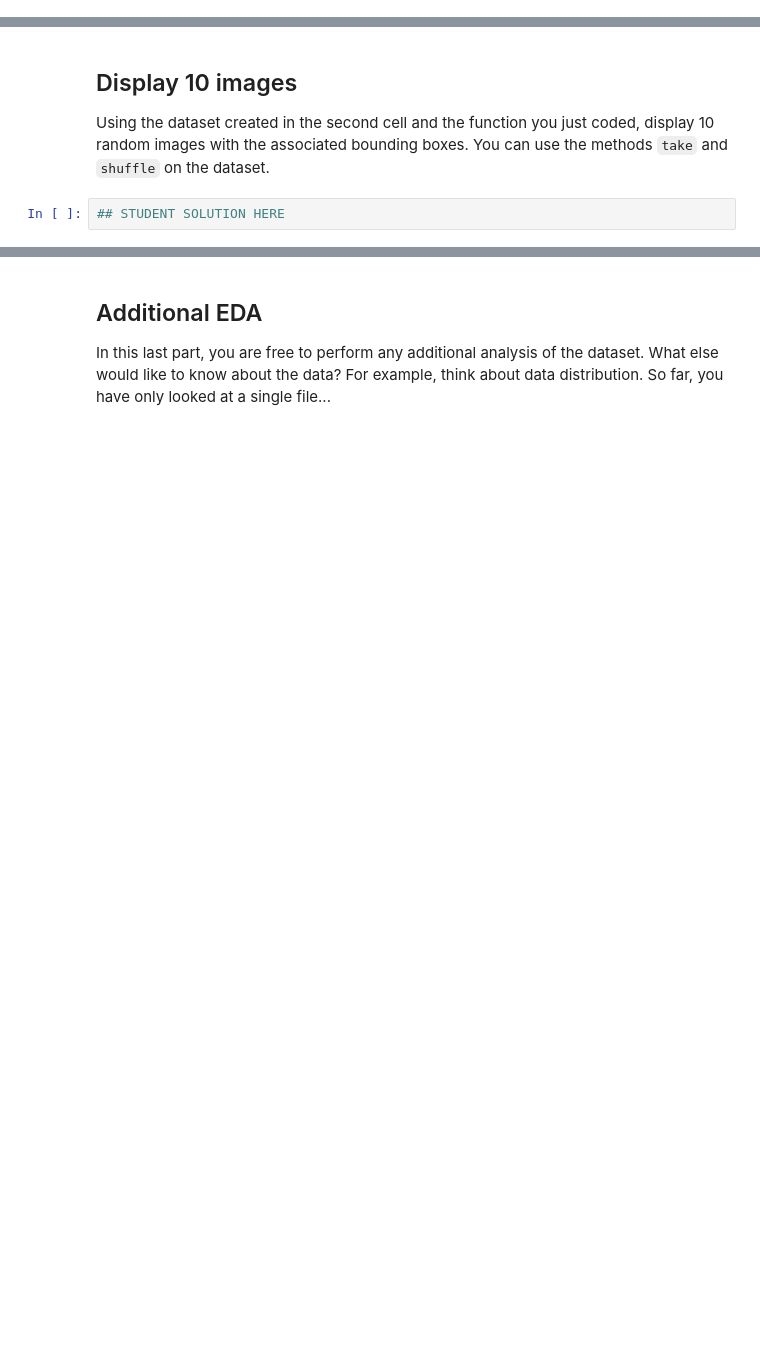
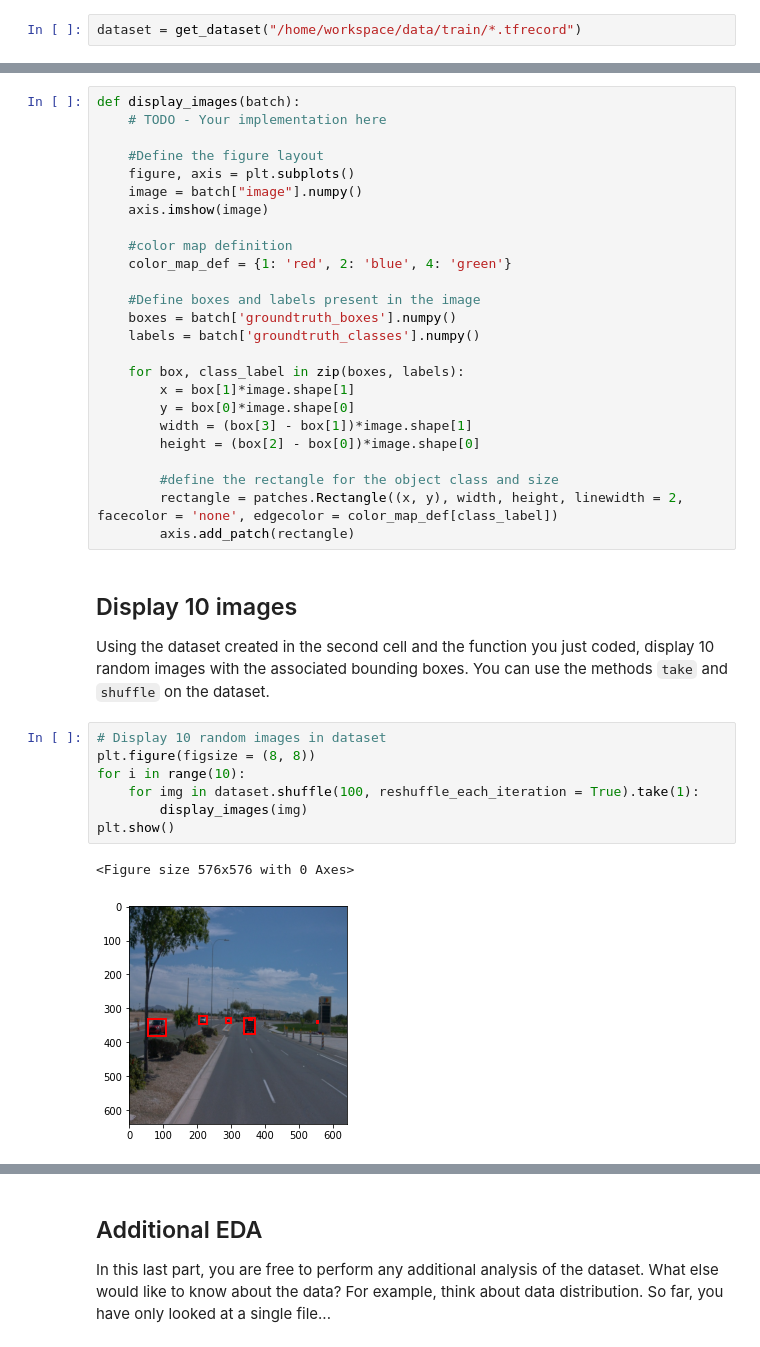
Before and after one commit to jayp55243/Udacity-C1-Object-Detection-in-an-Urban-Environment, a Jupyter notebook: Exploratory Data Analysis.ipynb, the cells around one changed output, grey strips where cells are left out. Cells and saved outputs as stored; diff of their text form; blank space fills up the shorter version.

```diff
--- a/Exploratory Data Analysis.ipynb
+++ b/Exploratory Data Analysis.ipynb
@@ -13,0 +15,2 @@ SyntaxError: EOL while scanning string literal (Temp/ipykernel_3288/1907406042.p
+# %%
+dataset = get_dataset("/home/workspace/data/train/*.tfrecord")
@@ -25,6 +31,39 @@ def display_instances(batch):
+# %%
+def display_images(batch):
+    # TODO - Your implementation here
+
+    #Define the figure layout
+    figure, axis = plt.subplots()
+    image = batch["image"].numpy()
+    axis.imshow(image)
+
+    #color map definition
+    color_map_def = {1: 'red', 2: 'blue', 4: 'green'}
+
+    #Define boxes and labels present in the image
+    boxes = batch['groundtruth_boxes'].numpy()
+    labels = batch['groundtruth_classes'].numpy()
+
+    for box, class_label in zip(boxes, labels):
+        x = box[1]*image.shape[1]
+        y = box[0]*image.shape[0]
+        width = (box[3] - box[1])*image.shape[1]
+        height = (box[2] - box[0])*image.shape[0]
+
+        #define the rectangle for the object class and size
+        rectangle = patches.Rectangle((x, y), width, height, linewidth = 2, facecolor = 'none', edgecolor = color_map_def[class_label])
+        axis.add_patch(rectangle)
 # %% [markdown]
 ## Display 10 images
 
 Using the dataset created in the second cell and the function you just coded, display 10 random images with the associated bounding boxes. You can use the methods `take` and `shuffle` on the dataset.
-# %%
-## STUDENT SOLUTION HERE
+# %%
+# Display 10 random images in dataset
+plt.figure(figsize = (8, 8))
+for i in range(10):
+    for img in dataset.shuffle(100, reshuffle_each_iteration = True).take(1):
+        display_images(img)
+plt.show()
+# %% [output]
+<Figure size 576x576 with 0 Axes>
+[figure, added]
```
Also changed, not shown: parts of 11 cells of this notebook.
